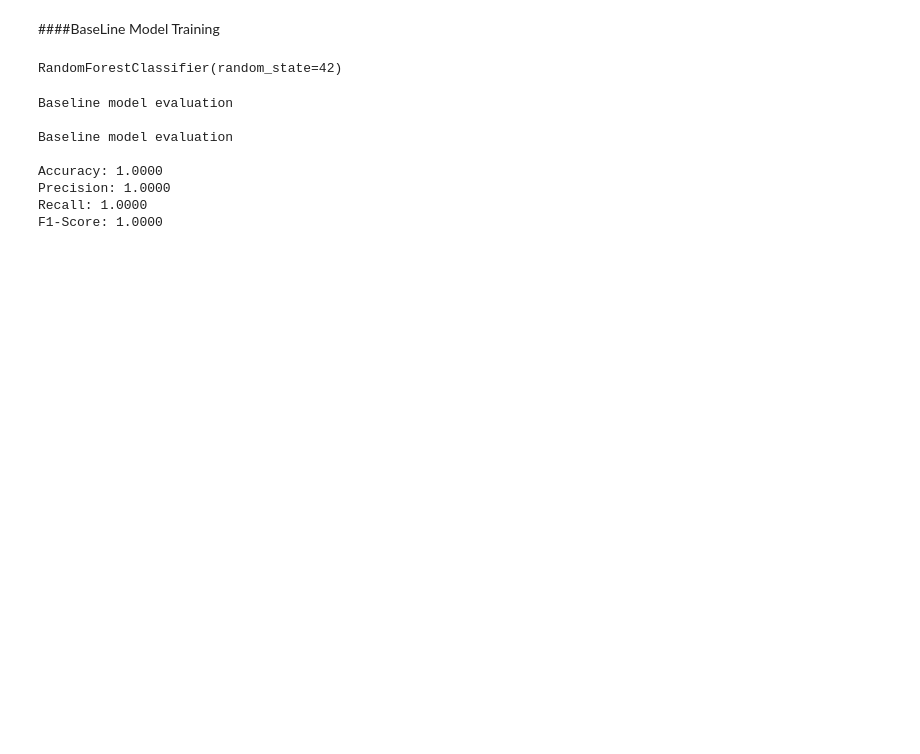
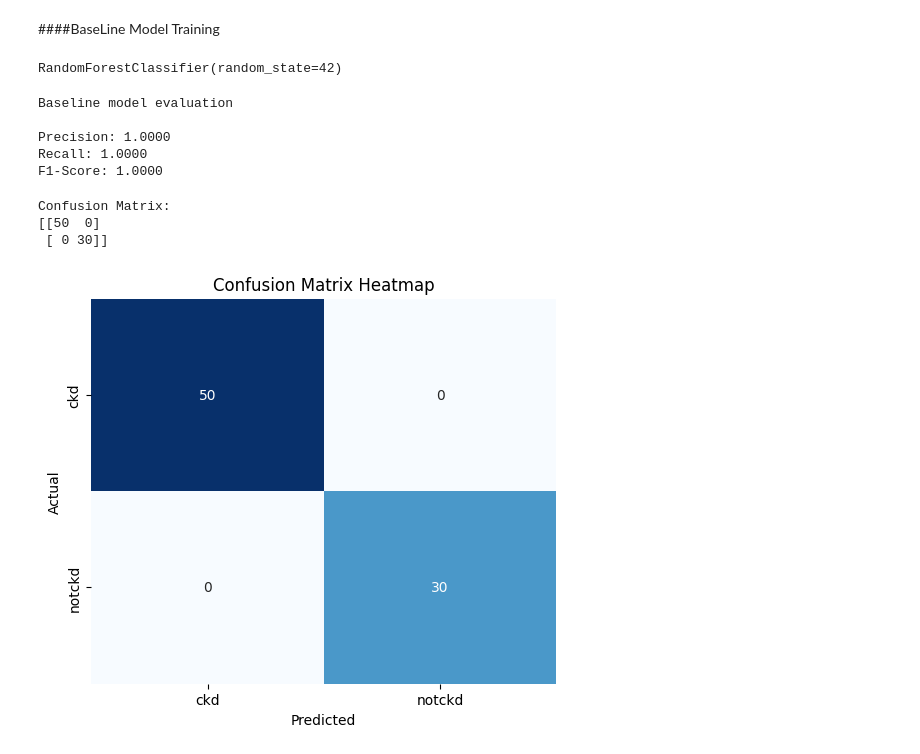
Before and after one commit to RansiluRanasinghe/ML-CW-Group-07-Kidney-Disease-Prediction, a Jupyter notebook: NoteBook/ML_CW_Group_07_Kidney_Disease_Prediction.ipynb, the cells around one changed output. Saved outputs shown, nothing was run; the diff lists cells and outputs as text; code cells hidden in the pictures; blank space fills up the shorter version.

Commit message:
Evaluated the model with confusion matrix and classification report

```diff
--- a/NoteBook/ML_CW_Group_07_Kidney_Disease_Prediction.ipynb
+++ b/NoteBook/ML_CW_Group_07_Kidney_Disease_Prediction.ipynb
@@ -501,0 +386,9 @@ Testing target shape: (80,)
+# %%
+from sklearn.preprocessing import StandardScaler
+
+scaler = StandardScaler()
+
+X_train_scaled = scaler.fit_transform(X_train_encoded)
+X_test_scaled = scaler.transform(X_test_encoded)
+
+print(X_train_scaled.shape, X_test_scaled.shape)
@@ -506,24 +401,39 @@ from sklearn.ensemble import RandomForestClassifier
 from sklearn.metrics import accuracy_score, precision_score, recall_score, f1_score, confusion_matrix, classification_report
 # %%
 rf_baseline = RandomForestClassifier(random_state=42)
-rf_baseline.fit(X_train, y_train)
+rf_baseline.fit(X_train_scaled, y_train)
 # %% [output]
 RandomForestClassifier(random_state=42)
 # %%
-y_pred_baseline = rf_baseline.predict(X_test)
+y_pred_baseline = rf_baseline.predict(X_test_scaled)
 
 print("Baseline model evaluation\n")
-print("Baseline model evaluation\n")
-print(f"Accuracy: {accuracy_score(y_test, y_pred_baseline):.4f}")
-print(f"Precision: {precision_score(y_test, y_pred_baseline, average='macro'):.4f}")
-print(f"Recall: {recall_score(y_test, y_pred_baseline, average='macro'):.4f}")
-print(f"F1-Score: {f1_score(y_test, y_pred_baseline, average='macro'):.4f}")
+print(f"Precision: {precision_score(y_test, y_pred_baseline):.4f}")
+print(f"Recall: {recall_score(y_test, y_pred_baseline):.4f}")
+print(f"F1-Score: {f1_score(y_test, y_pred_baseline):.4f}")
 # %% [output]
 Baseline model evaluation
 
-Baseline model evaluation
-
-Accuracy: 1.0000
 Precision: 1.0000
 Recall: 1.0000
 F1-Score: 1.0000
+# %%
+cm_baseline = confusion_matrix(y_test, y_pred_baseline)
+print("\nConfusion Matrix:")
+print(cm_baseline)
+# %% [output]
+Confusion Matrix:
+[[50  0]
+ [ 0 30]]
+# %%
+plt.figure(figsize=(6,5))
+sns.heatmap(cm_baseline, annot=True, fmt='d', cmap='Blues', cbar=False,
+            xticklabels=label_encoder.classes_,
+            yticklabels=label_encoder.classes_)
+plt.xlabel('Predicted')
+plt.ylabel('Actual')
+plt.title('Confusion Matrix Heatmap')
+plt.savefig("Confusion Matrix.png")
+plt.show()
+# %% [output]
+[figure, added]
```
Also changed, not shown: parts of 33 cells of this notebook.
